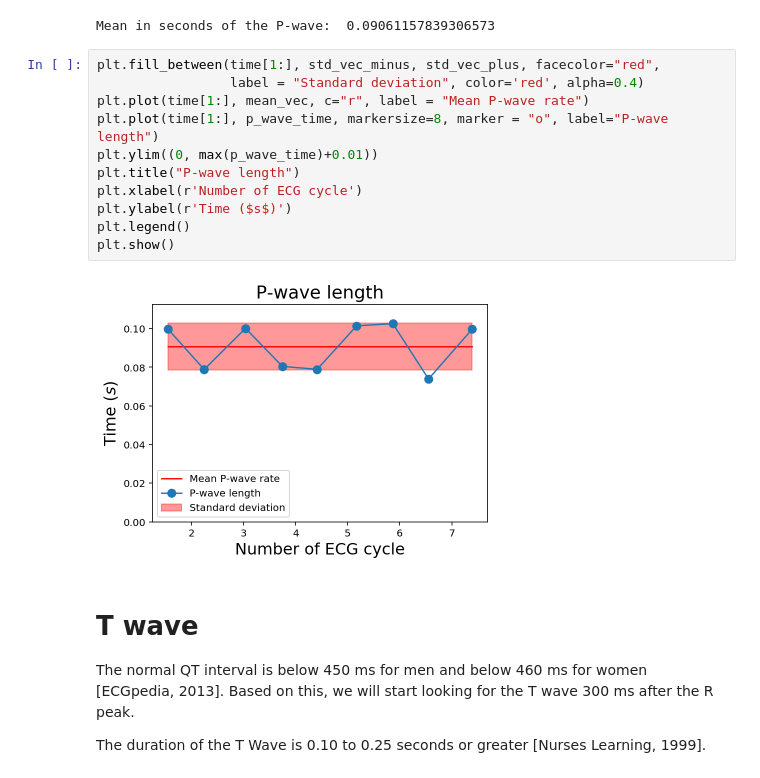
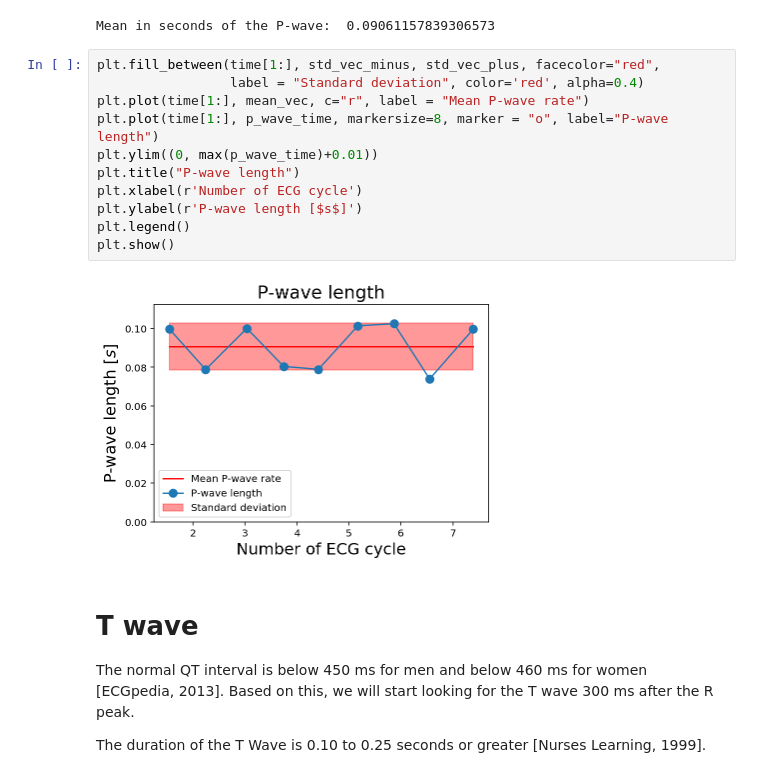
Before and after one commit to DanidelRio/electrocardiogram_analysis, a Jupyter notebook: 01-Basics.ipynb, the cells around one changed output. Drawn from its saved outputs; the diff is of its cells as text.

```diff
--- a/01-Basics.ipynb
+++ b/01-Basics.ipynb
@@ -471,16 +469,16 @@ Mean in seconds of the P-wave:  0.09061157839306573
 # %%
 plt.fill_between(time[1:], std_vec_minus, std_vec_plus, facecolor="red",
                  label = "Standard deviation", color='red', alpha=0.4)
 plt.plot(time[1:], mean_vec, c="r", label = "Mean P-wave rate")
 plt.plot(time[1:], p_wave_time, markersize=8, marker = "o", label="P-wave length")
 plt.ylim((0, max(p_wave_time)+0.01))
 plt.title("P-wave length")
 plt.xlabel(r'Number of ECG cycle')
-plt.ylabel(r'Time ($s$)')
+plt.ylabel(r'P-wave length [$s$]')
 plt.legend()
 plt.show()
 # %% [output]
-[figure, old version]
+[figure, new version]
 # %% [markdown]
 # T wave
 
```
Also changed, not shown: parts of 6 cells of this notebook, 2 other files.
